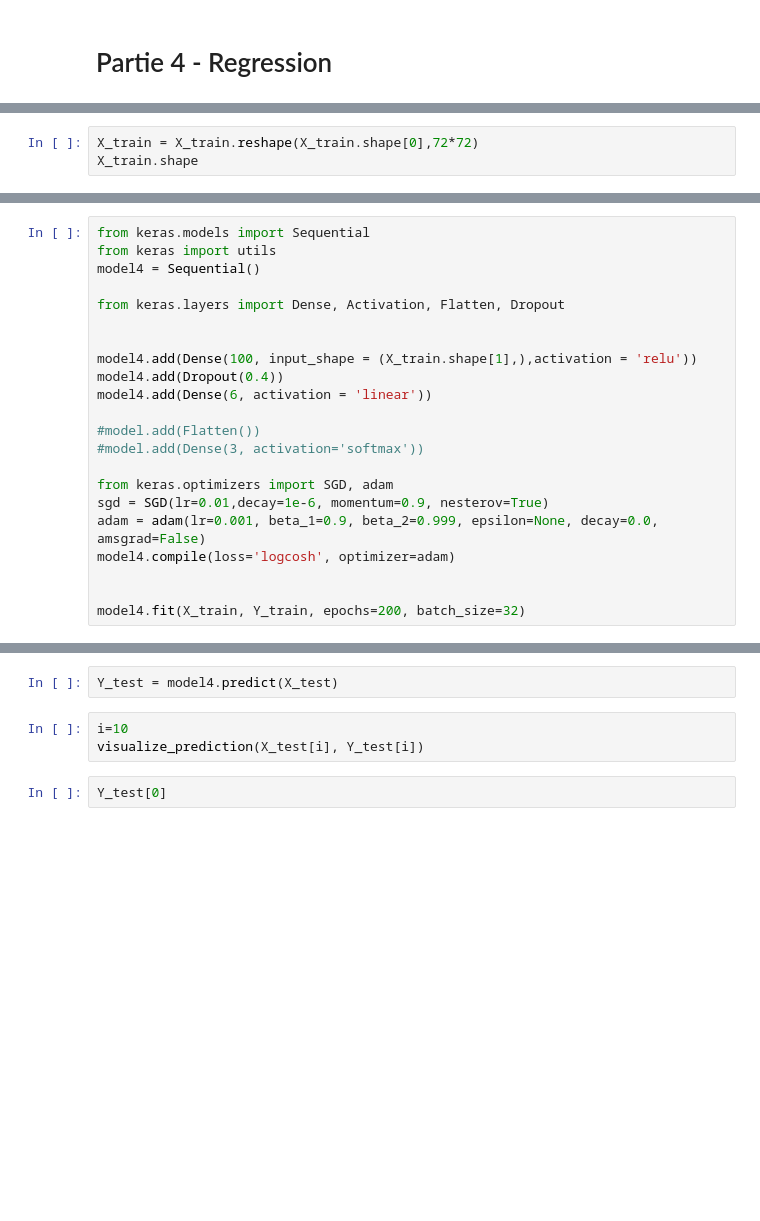
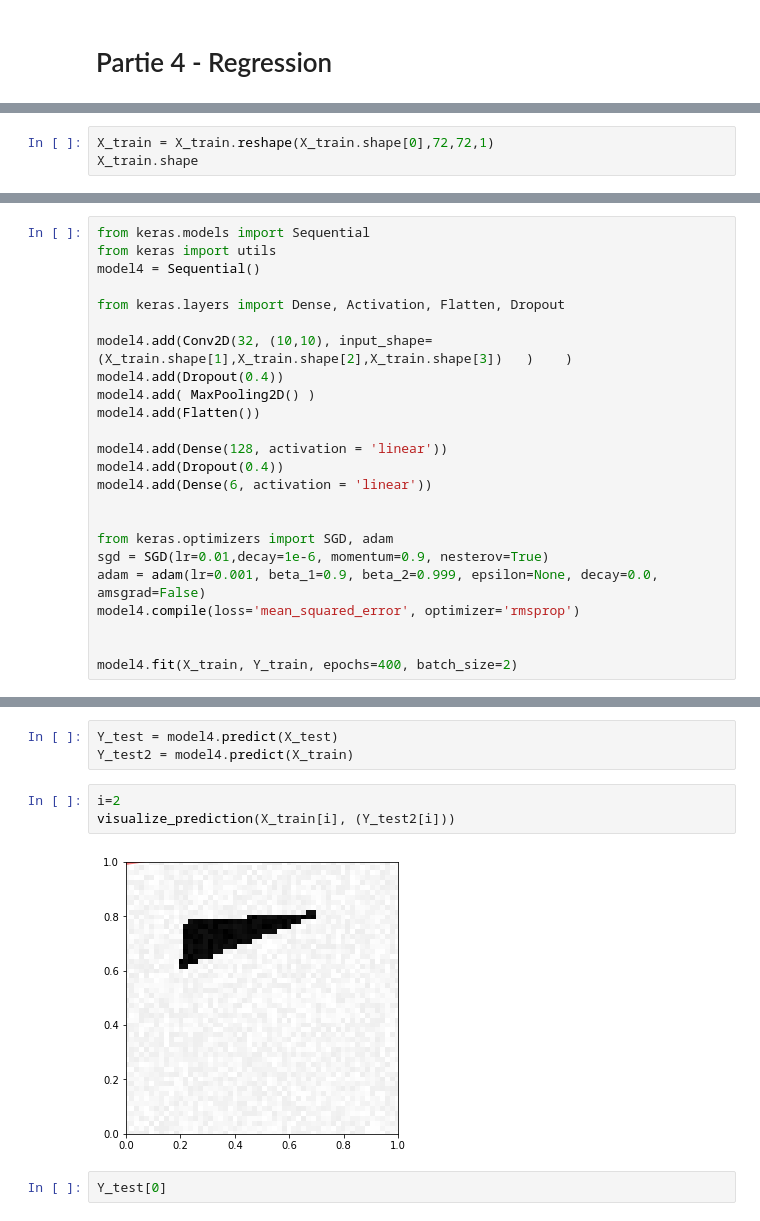
Before and after one commit to ALavault/DL, a Jupyter notebook: MP1/MP1.ipynb, the cells around one changed output, grey strips where cells are left out. Drawn from its saved outputs; the diff is of its cells as text; blank space fills up the shorter version.

```diff
--- a/MP1/MP1.ipynb
+++ b/MP1/MP1.ipynb
@@ -491,3 +512,3 @@ visualize_prediction(X_train[1], Y_train[1])
 # %%
-X_train = X_train.reshape(X_train.shape[0],72*72)
+X_train = X_train.reshape(X_train.shape[0],72,72,1)
 X_train.shape
@@ -500,18 +525,20 @@ model4 = Sequential()
 
 from keras.layers import Dense, Activation, Flatten, Dropout
 
+model4.add(Conv2D(32, (10,10), input_shape=(X_train.shape[1],X_train.shape[2],X_train.shape[3])   )    )
+model4.add(Dropout(0.4))
+model4.add( MaxPooling2D() )
+model4.add(Flatten())
 
-model4.add(Dense(100, input_shape = (X_train.shape[1],),activation = 'relu'))
+model4.add(Dense(128, activation = 'linear'))
 model4.add(Dropout(0.4))
 model4.add(Dense(6, activation = 'linear'))
 
-#model.add(Flatten())
-#model.add(Dense(3, activation='softmax'))
 
 from keras.optimizers import SGD, adam
 sgd = SGD(lr=0.01,decay=1e-6, momentum=0.9, nesterov=True)
 adam = adam(lr=0.001, beta_1=0.9, beta_2=0.999, epsilon=None, decay=0.0, amsgrad=False)
-model4.compile(loss='logcosh', optimizer=adam)
+model4.compile(loss='mean_squared_error', optimizer='rmsprop')
 
 
-model4.fit(X_train, Y_train, epochs=200, batch_size=32)
+model4.fit(X_train, Y_train, epochs=400, batch_size=2)
@@ -523,8 +610,11 @@ X_test = X_test.reshape(X_test.shape[0],72*72)
 # %%
 Y_test = model4.predict(X_test)
+Y_test2 = model4.predict(X_train)
 # %%
-i=10
-visualize_prediction(X_test[i], Y_test[i])
+i=2
+visualize_prediction(X_train[i], (Y_test2[i]))
+# %% [output]
+[figure, added]
 # %%
 Y_test[0]
 # %%
```
Also changed, not shown: parts of 12 cells of this notebook.
